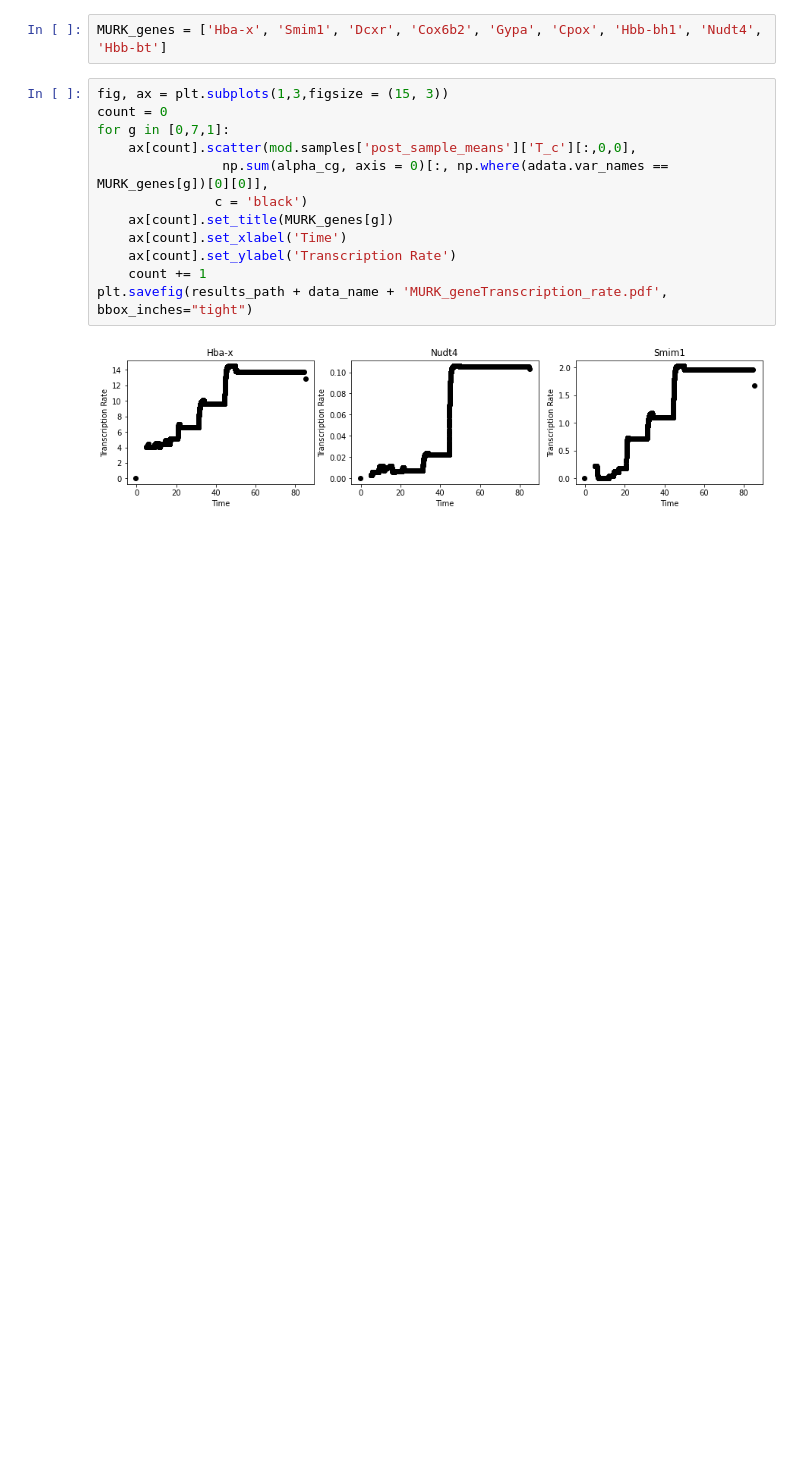
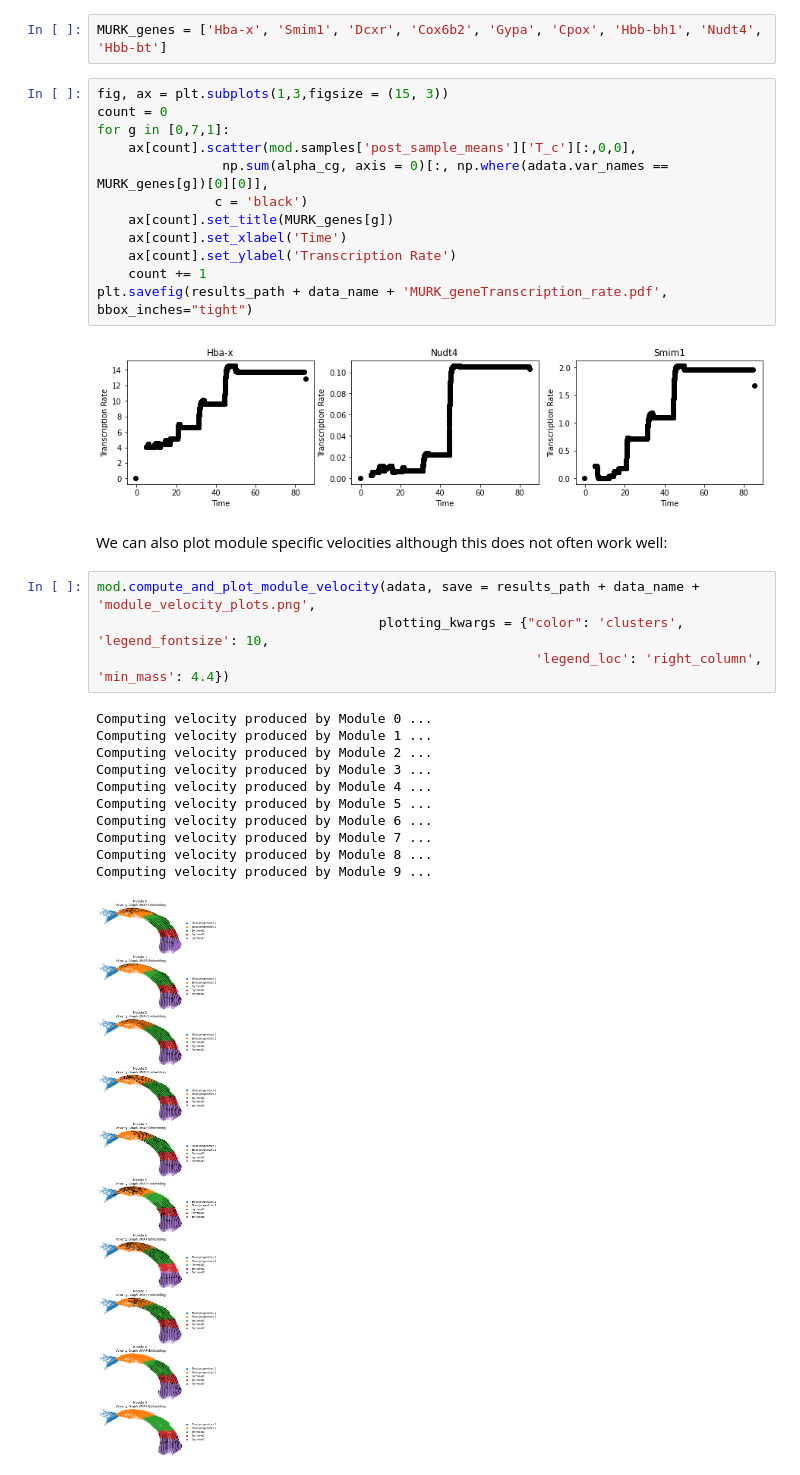
Before and after one commit to BayraktarLab/cell2fate, a Jupyter notebook: notebooks/cell2fate_MouseErythroid.ipynb, the cells around one changed output. Cells and saved outputs as stored; diff of their text form; blank space fills up the shorter version.

```diff
--- a/notebooks/cell2fate_MouseErythroid.ipynb
+++ b/notebooks/cell2fate_MouseErythroid.ipynb
@@ -302,3 +305,21 @@ for g in [0,7,1]:
 plt.savefig(results_path + data_name + 'MURK_geneTranscription_rate.pdf', bbox_inches="tight")
 # %% [output]
 [figure]
+# %% [markdown]
+We can also plot module specific velocities although this does not often work well:
+# %%
+mod.compute_and_plot_module_velocity(adata, save = results_path + data_name + 'module_velocity_plots.png',
+                                    plotting_kwargs = {"color": 'clusters', 'legend_fontsize': 10,
+                                                        'legend_loc': 'right_column', 'min_mass': 4.4})
+# %% [output]
+Computing velocity produced by Module 0 ...
+Computing velocity produced by Module 1 ...
+Computing velocity produced by Module 2 ...
+Computing velocity produced by Module 3 ...
+Computing velocity produced by Module 4 ...
+Computing velocity produced by Module 5 ...
+Computing velocity produced by Module 6 ...
+Computing velocity produced by Module 7 ...
+Computing velocity produced by Module 8 ...
+Computing velocity produced by Module 9 ...
+[figure, added]
```
Also changed, not shown: parts of 1 cell of this notebook, 2 other files.
